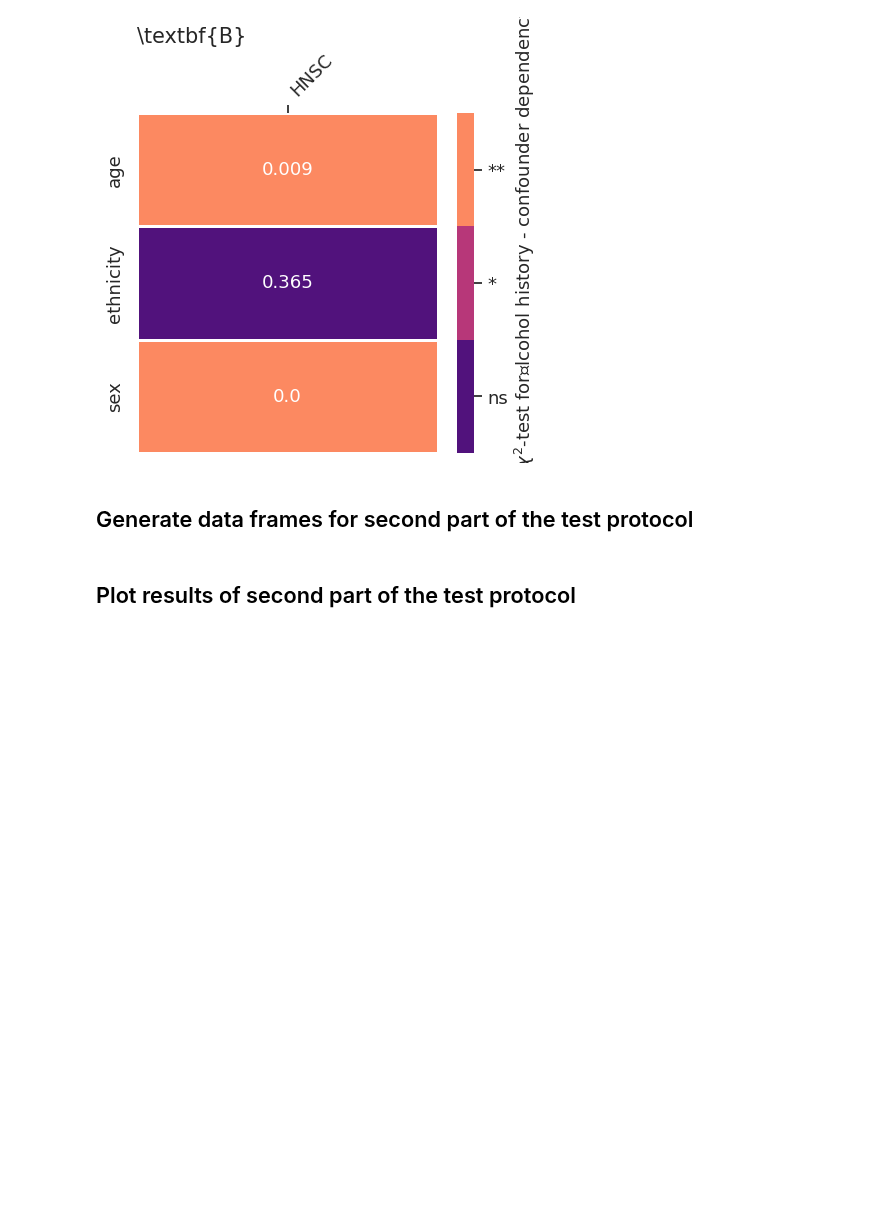
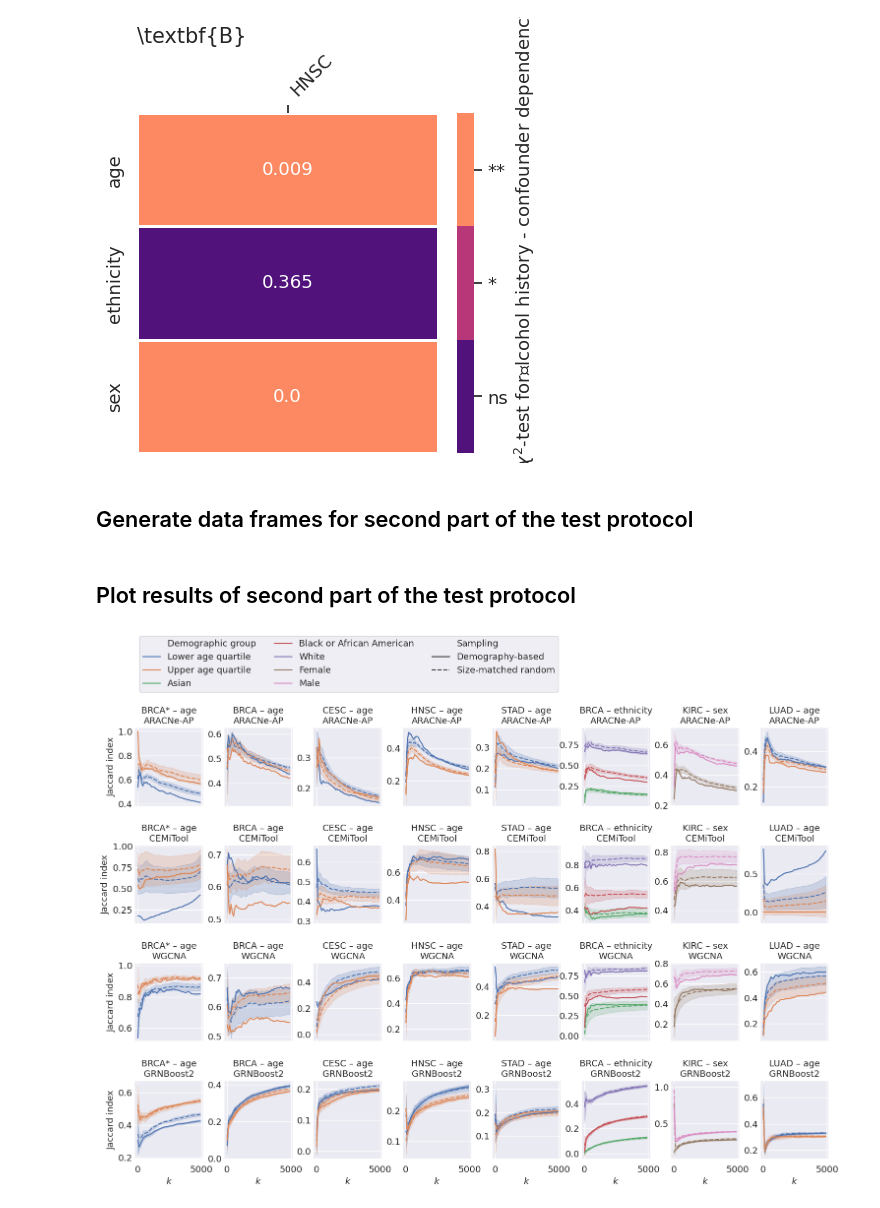
Before and after one commit to bionetslab/grn-confounders, a Jupyter notebook: results/plot_results.ipynb, the cells around one changed output. Saved outputs shown, nothing was run; the diff lists cells and outputs as text; code cells hidden in the pictures; blank space fills up the shorter version.

```diff
--- a/results/plot_results.ipynb
+++ b/results/plot_results.ipynb
@@ -471,7 +483,7 @@ Font 'default' does not have a glyph for '\x07' [U+7], substituting with a dummy
 ## Generate data frames for second part of the test protocol
 # %%
 alg_sels = ['WGCNA', 'CEMITOOL', 'ARACNE', 'GRNBOOST2']
-ct_sels = ['BRCA', 'CESC', 'HNSC', 'STAD', 'KIRC', 'KIRP']
+ct_sels = ['BRCA*', 'BRCA', 'CESC', 'HNSC', 'STAD', 'KIRC', 'KIRP', 'LUAD']
 conf_sels = ['age_at_initial_pathologic_diagnosis','race.demographic','gender.demographic']
 blocks = {'age_at_initial_pathologic_diagnosis': ['lower', 'upper'],
           'race.demographic': ['asian', 'black or african american', 'white'],
@@ -487,7 +499,10 @@ for alg_sel in alg_sels:
                 path = os.path.join(cwd, 'mean_JI_G_all_comparisons')
                 for i in range(fro, to):
                     for t in ['conf', 'rnd']:
-                        filename = f'g_all_{t}_{i}_{str(alg_sel)}_{str(conf_sel)}_{str(ct_sel)}_{block}_jaccInd.csv'
+                        if ct_sel == 'BRCA*':
+                            filename = f'g_all_{t}_{i}_{str(alg_sel)}_age_quartile_BRCA_metabric_{block}_jaccInd.csv'
+                        else:
+                            filename = f'g_all_{t}_{i}_{str(alg_sel)}_{str(conf_sel)}_{str(ct_sel)}_{block}_jaccInd.csv'
                         try:
                             res = pd.read_csv(os.path.join(path, filename), sep=',', usecols=['k','mean JI'])
                             num_rows = res.shape[0]
@@ -520,32 +535,34 @@ JI['Demographic group'] = pd.Categorical(JI['Demographic group'], list(JI['Demog
 ## Plot results of second part of the test protocol
 # %%
 sns.set(font_scale=1.2)
-plt.rcParams['text.usetex'] = True
-plt.rcParams['font.family'] = 'Helvetica'
-selected_coco_pairs = ['BRCA – age','CESC – age', 'HNSC – age','STAD – age','BRCA – ethnicity','KIRC – sex']
+#plt.rcParams['text.usetex'] = True
+#plt.rcParams['font.family'] = 'Helvetica'
+selected_coco_pairs = ['BRCA* – age', 'BRCA – age','CESC – age', 'HNSC – age','STAD – age','BRCA – ethnicity','KIRC – sex', 'LUAD – age']
 algos = list(set(JI['Method'].values))
 algos = ['ARACNe-AP','CEMiTool', 'WGCNA', 'GRNBoost2']
 fig, axs = plt.subplots(len(algos), len(selected_coco_pairs), figsize=(6*2.5, 3*len(algos)), sharex=True, sharey=False)
 for j, coco in enumerate(selected_coco_pairs):
     JI_coco = JI[JI['Cohort – confounder'] == coco]
     for i, algo in enumerate(algos):
         JI_alg = JI_coco[JI_coco['Method'] == algo]
         sns.lineplot(data=JI_alg, x='k', y='Mean JI', errorbar='sd', ax=axs[i,j], style='Sampling', hue='Demographic group')
         if i == 0 and j == 0:
             sns.move_legend(axs[i,j], "lower left", ncol=3, bbox_to_anchor=(0.0, 1.4), fontsize=13)
         else:
             axs[i,j].legend().set_visible(False)
         axs[i,j].set_title(f'{coco}\n{algo}', fontsize=13)
         axs[i,j].set_xlabel('$k$', fontsize=13)
         if j == 0:
             axs[i,j].set_ylabel('Jaccard index', fontsize=13)
         else:
             axs[i,j].set_ylabel('')
         axs[i,j].tick_params(axis='y',pad=-3)
 fig.subplots_adjust(left=0.05,
                     bottom=0.06,
                     right=.99,
                     top=0.79,
                     wspace=0.3,
                     hspace=0.5)
 fig.savefig('plots/fig3.pdf')
+# %% [output]
+[figure, added]
```
Also changed, not shown: parts of 11 cells of this notebook, 24 other files.
